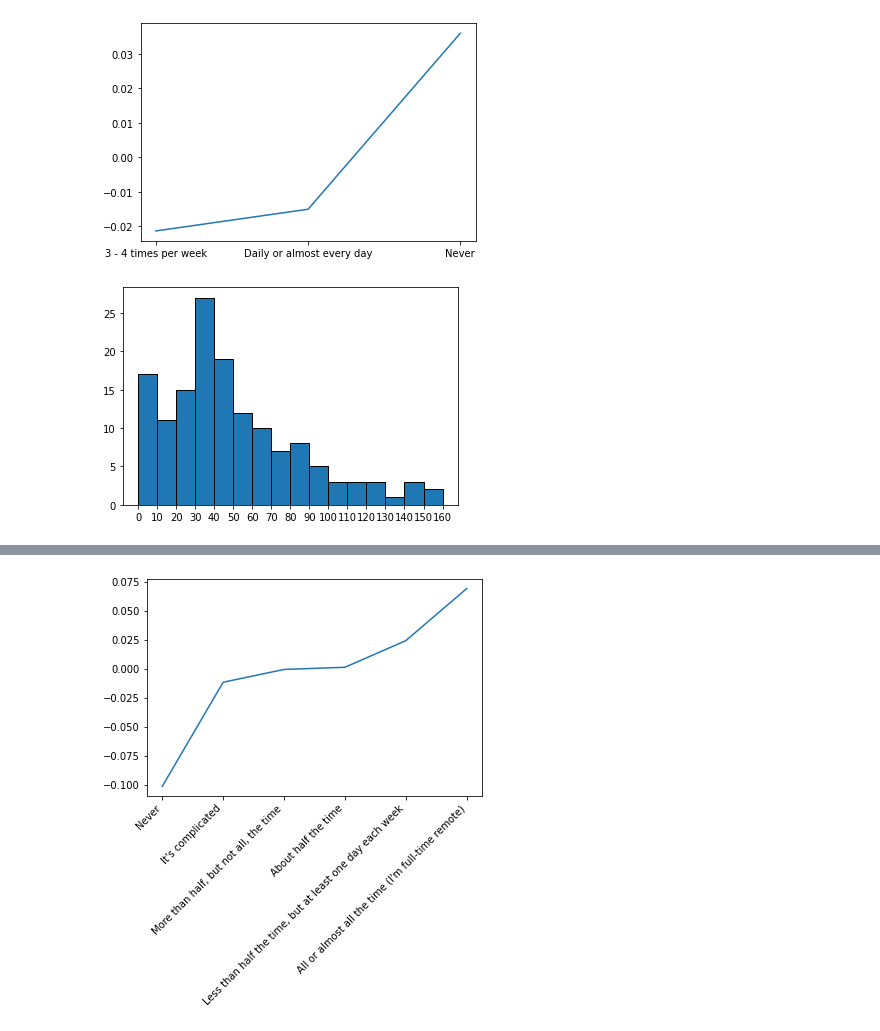
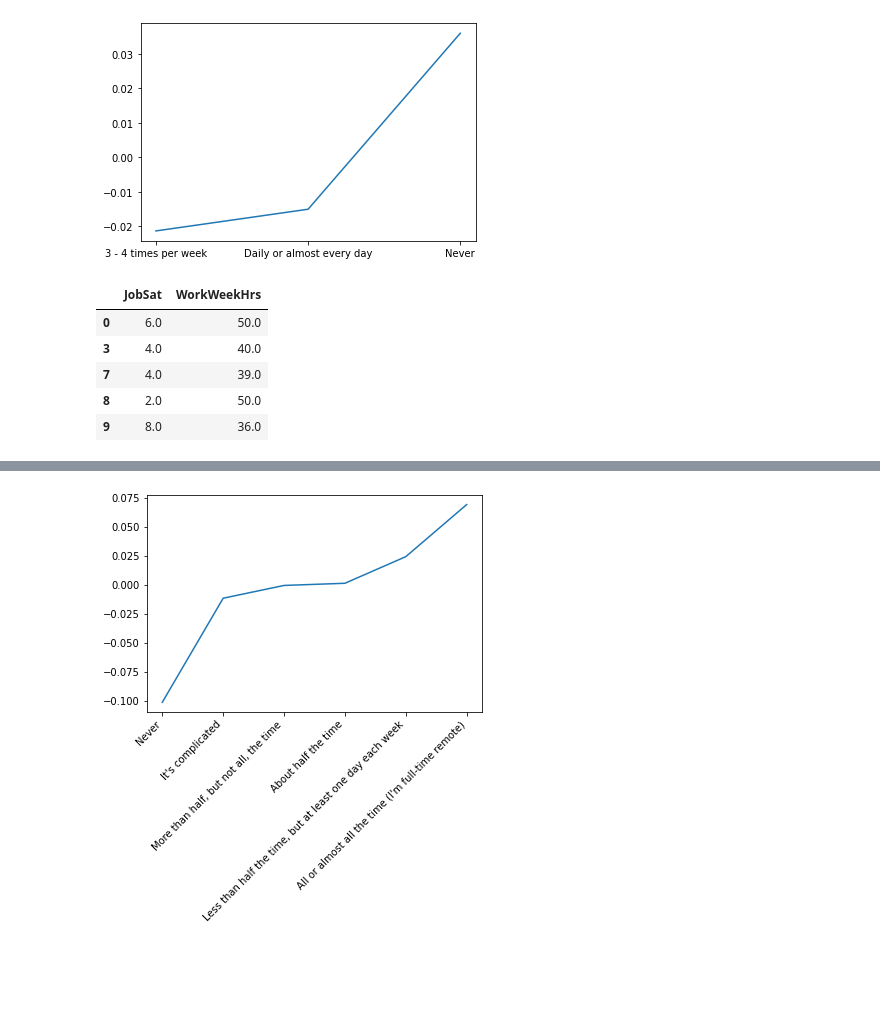
Before and after one commit to lbcastro/udacity_ds_p1, a Jupyter notebook: main.ipynb, the cells around one changed output, grey strips where cells are left out. Cells and saved outputs as stored; diff of their text form; code cells hidden in the pictures; blank space fills up the shorter version.

```diff
--- a/main.ipynb
+++ b/main.ipynb
@@ -286,13 +286,18 @@ plt.plot(c)
 plt.show()
 # %% [output]
 [figure]
-# %%
-# Job satisfaction and work hours/week
-cs = corr_satisfaction(df_map[2020], "JobSat", "WorkWeekHrs")
-cs = cs[cs.index < 24 * 7]
-bins = [i * 10 for i in range(17)]
-plt.hist(cs.index, bins=bins, edgecolor="k")
-plt.xticks(bins)
-plt.show()
-# %% [output]
-[figure, removed]
+# %%
+# Job satisfaction and weekly work hours
+df_drop = df_map[2020].dropna(subset=['JobSat', 'WorkWeekHrs'])
+sat_num = cat_to_num(df_drop['JobSat'], satisfaction_map, satisfaction_ignored)
+new_df = pd.DataFrame([sat_num, df_drop['WorkWeekHrs']])
+new_df = new_df.transpose()
+new_df_pos = new_df[new_df['JobSat'] > 5]
+new_df_neg = new_df[new_df['JobSat'] <= 5]
+# %% [output]
+|  | JobSat | WorkWeekHrs |
+| 0 | 6.0 | 50.0 |
+| 3 | 4.0 | 40.0 |
+| 7 | 4.0 | 39.0 |
+| 8 | 2.0 | 50.0 |
+| 9 | 8.0 | 36.0 |
```
Also changed, not shown: parts of 5 cells of this notebook.
